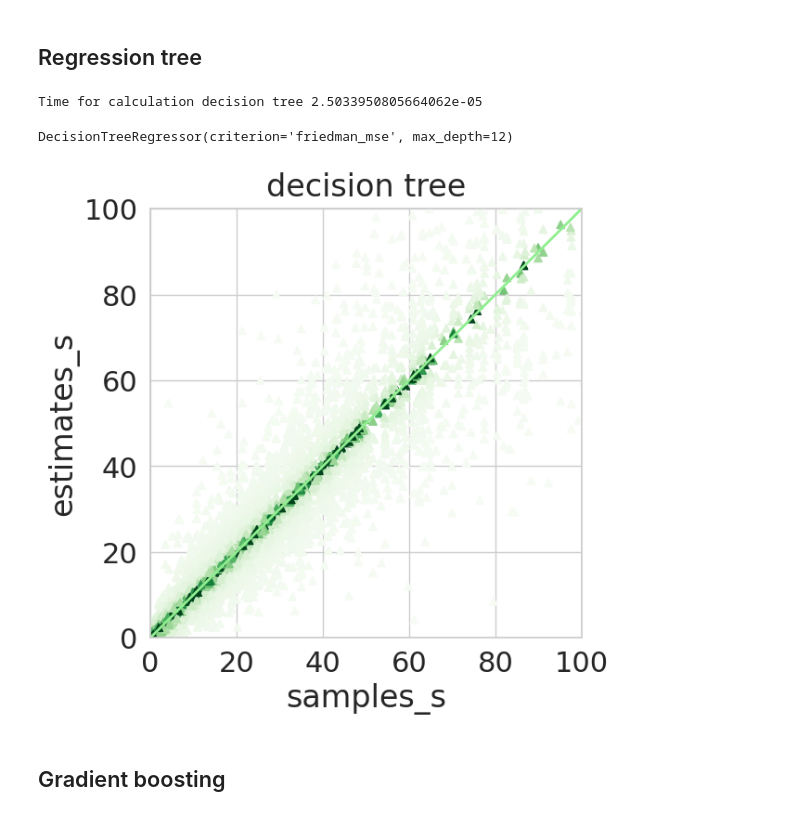
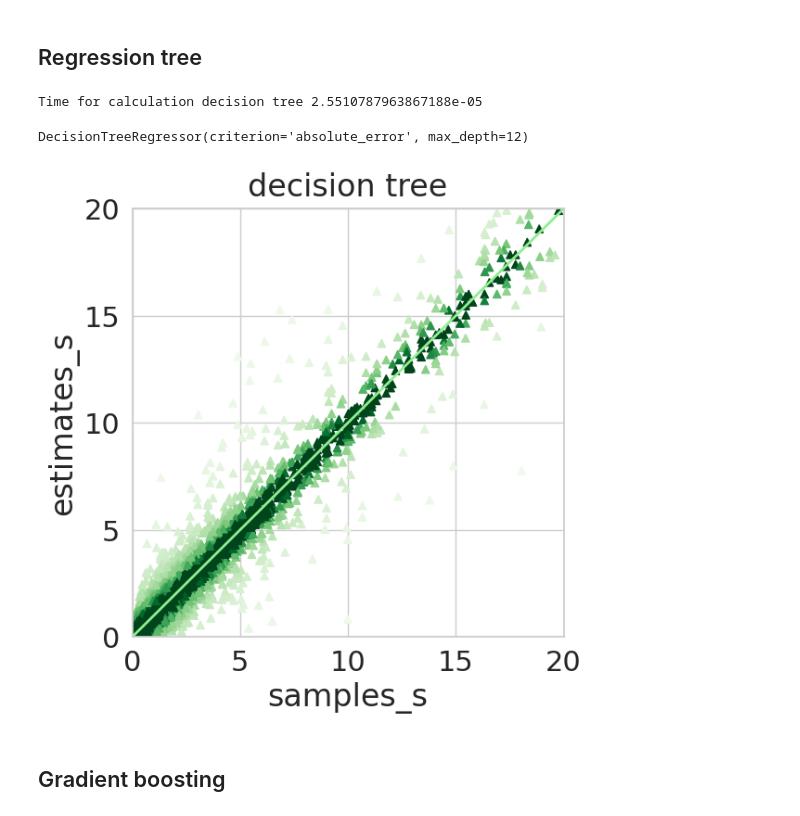
Before and after one commit to ipu69/queues-fork-join, a Jupyter notebook: ml/ml.ipynb, the cells around one changed output. Cells and saved outputs as stored; diff of their text form; code cells hidden in the pictures.

```diff
--- a/ml/ml.ipynb
+++ b/ml/ml.ipynb
@@ -38,7 +38,14 @@ def get_dataset(path: str):
     f.close()
     return data
 # %%
-json_dataset = get_dataset('./datasets/data_30_000.json')
+# json_dataset = get_dataset('./datasets/linear/data_25_000.json') +\
+#             get_dataset('./datasets/linear/data_30_000.json') +\
+#             get_dataset('./datasets/linear/data_35_000.json') +\
+#             get_dataset('./datasets/linear/data_50_000.json') +\
+#             get_dataset('./datasets/linear/data_55_000.json') +\
+#             get_dataset('./datasets/linear/data_150_000.json')
+json_dataset = get_dataset('./datasets/linear/data_10_000_32.json') +\
+               get_dataset('./datasets/linear/data_40_000_32.json')
 df = pd.json_normalize(json_dataset)
 
 columns_rename = {
@@ -84,15 +91,16 @@ columns_rename = {
 }
 
 df = df.rename(columns=columns_rename, inplace=False)
-df
+df = df.loc[df['out_response_time_avg'] < 20]
+df = df.loc[df['meta_arrival_skew'] < 100]
+df = df.loc[df['meta_service_skew'] < 100]
 
 data = OutputData(
-    features=df[['services_cv',
-                 'services_skew',
+    features=df[[
+                 'meta_service_skew',
                  'services_rate_min',
                  'services_rate_max',
-                 'arrival_skew',
-                 'arrival_cv',
+                 'meta_arrival_skew',
                  'arrival_rate',
                  'num_servers',
                  'capacity'
@@ -107,3 +115,4 @@ data = OutputData(
 )
 
 ## TODO remove input_type and lag from df
+data
@@ -185,8 +220,8 @@ from sklearn.tree import DecisionTreeClassifier
 from sklearn.model_selection import GridSearchCV
 
 tree_params = {
-                'criterion': ['mse', 'friedman_mse', 'mae', 'poisson'],
-                'max_depth':[4,5,6,7,8,9,10,11,12,15,20]
+                'criterion': ['mse', 'mae'],
+                'max_depth':[4,6,8,9,10,15,20]
 }
 
 gs = GridSearchCV(
@@ -203,28 +238,32 @@ gs = GridSearchCV(
 #gs.fit(df, y_busy_services)
 
 start_time = time.time()
-tree = DecisionTreeRegressor(criterion='friedman_mse', max_depth=12)
+tree = DecisionTreeRegressor(criterion='absolute_error', max_depth=12)
 print("Time for calculation decision tree {}".format(time.time() - start_time))
 
-X_train, X_test, y_train, y_test = train_test_split(data.features, response_time, train_size=0.8)
+scaler = StandardScaler()
+scaler.fit(data.features)
+features = scaler.transform(data.features)
+
+X_train, X_test, y_train, y_test = train_test_split(features, response_time, train_size=0.8)
 
 tree.fit(X_train, y_train)
 #print(regression_report(y_test, tree.predict(X_test)))
 # %% [output]
-Time for calculation decision tree 2.5033950805664062e-05
+Time for calculation decision tree 2.5510787963867188e-05
-DecisionTreeRegressor(criterion='friedman_mse', max_depth=12)
+DecisionTreeRegressor(criterion='absolute_error', max_depth=12)
 # %%
 build_estimates_tests_scatter(
     y_test.values,
     tree.predict(X_test),
     name="decision tree",
     color="green",
-    rang=[0, 100], divider=2,
+    rang=[0, 20], divider=2,
     xlabel="samples_s",
     ylabel="estimates_s"
 )
 # %% [output]
-[figure, old version]
+[figure, new version]
 # %% [markdown]
 ## Gradient boosting
 # %%
```
Also changed, not shown: parts of 8 cells of this notebook, 5 other files.
